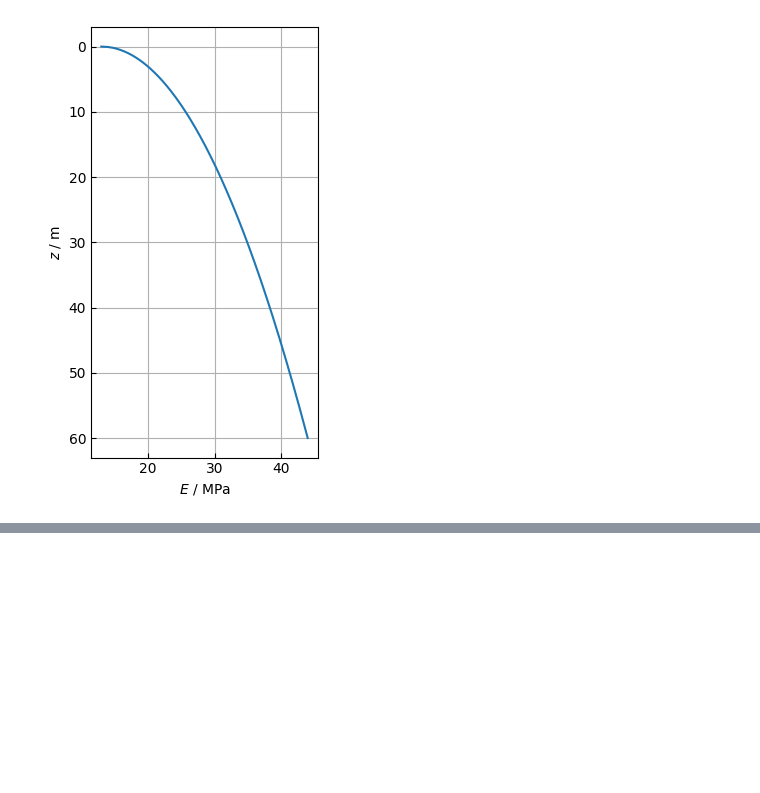
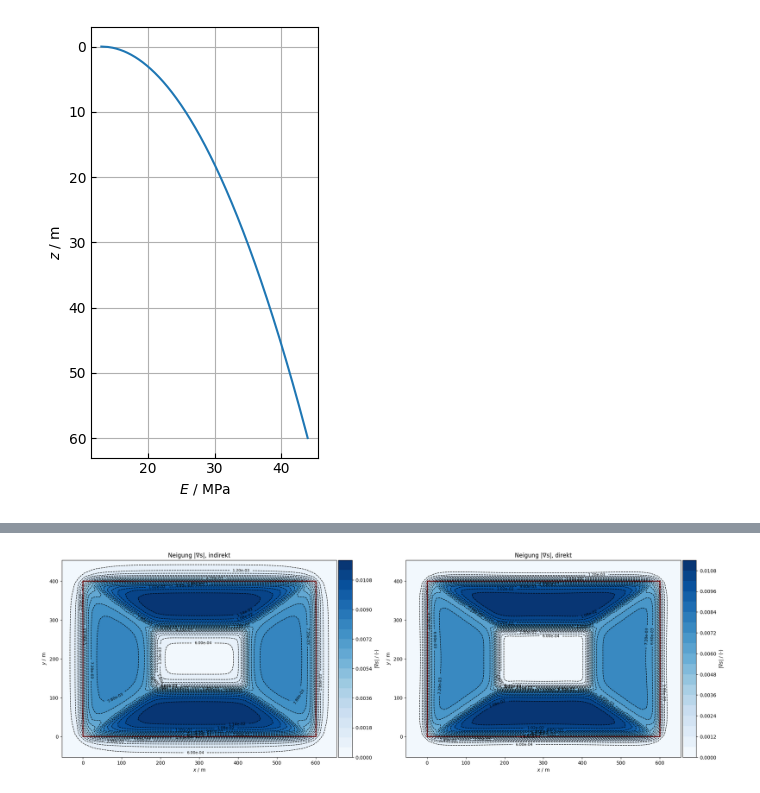
Before and after one commit to nagelt/Teaching_Scripts, a Jupyter notebook: Settlements_arbitrary_loads.ipynb, the cells around one changed output, grey strips where cells are left out. Drawn from its saved outputs; the diff is of its cells as text; code cells hidden in the pictures; blank space fills up the shorter version.

Commit message:
Neigung und Kruemmung.

```diff
--- a/Settlements_arbitrary_loads.ipynb
+++ b/Settlements_arbitrary_loads.ipynb
@@ -522,0 +527,89 @@ plt.show()
+# %%
+def slope_and_curvature(S, dx, dy):
+    # 1. Ableitungen (Neigung)
+    ds_dy, ds_dx = np.gradient(S, dy, dx)  # Achtung: Reihenfolge (y,x)
+
+    # 2. Ableitungen (Krümmung)
+    d2s_dy2 = np.gradient(ds_dy, dy, axis=0)
+    d2s_dx2 = np.gradient(ds_dx, dx, axis=1)
+
+    # Beträge (optional, oft anschaulicher)
+    slope_mag = np.sqrt(ds_dx**2 + ds_dy**2)
+
+    return ds_dx, ds_dy, slope_mag, d2s_dx2, d2s_dy2
+# %%
+# Ableitungen für indirekt
+sx, sy, s_mag, kx, ky = slope_and_curvature(settlement, dx, dy)
+
+# Ableitungen für direkt
+sx_d, sy_d, s_mag_d, kx_d, ky_d = slope_and_curvature(settlement_direct, dx, dy)
+
+# -------- 2D-Plots: Neigungsbetrag |∇s|
+figS, axS = plt.subplots(figsize=(20, 7), ncols=2)
+
+c1 = axS[0].contourf(X, Y, s_mag, levels=20, cmap='Blues')
+c2 = axS[0].contour(X, Y, s_mag, levels=20, colors='black', linewidths=1, linestyles='--')
+axS[0].clabel(c2, inline=True, fontsize=8, fmt='%1.2e')
+axS[0].set_title('Neigung |∇s|, indirekt')
+
+divider = make_axes_locatable(axS[0])
+cax = divider.append_axes("right", size="5%", pad=0.05)
+figS.colorbar(c1, cax=cax, label=r'$|\nabla s|$ / (-)')
+
+c1 = axS[1].contourf(X, Y, s_mag_d, levels=20, cmap='Blues')
+c2 = axS[1].contour(X, Y, s_mag_d, levels=20, colors='black', linewidths=1, linestyles='--')
+axS[1].clabel(c2, inline=True, fontsize=8, fmt='%1.2e')
+axS[1].set_title('Neigung |∇s|, direkt')
+
+divider = make_axes_locatable(axS[1])
+cax = divider.append_axes("right", size="5%", pad=0.05)
+figS.colorbar(c1, cax=cax, label=r'$|\nabla s|$ / (-)')
+
+for i in range(2):
+    rect = patches.Rectangle((0, 0), a, b, linewidth=2, edgecolor='darkred',
+                             facecolor='none', label=r'Lastfläche $a \times b$')
+    axS[i].add_patch(rect)
+    axS[i].set_xlabel('$x$ / m')
+    axS[i].set_ylabel('$y$ / m')
+    axS[i].set_aspect('equal')
+
+figS.tight_layout()
+plt.show()
+
+
+# -------- 2D-Plots: Krümmungsbetrag (z.B. sqrt(kx^2+ky^2))
+k_mag = np.sqrt(kx**2 + ky**2)
+k_mag_d = np.sqrt(kx_d**2 + ky_d**2)
+
+figK, axK = plt.subplots(figsize=(20, 7), ncols=2)
+
+c1 = axK[0].contourf(X, Y, k_mag, levels=20, cmap='Blues')
+c2 = axK[0].contour(X, Y, k_mag, levels=20, colors='black', linewidths=1, linestyles='--')
+axK[0].clabel(c2, inline=True, fontsize=8, fmt='%1.2e')
+axK[0].set_title('Krümmung √(κx²+κy²), indirekt')
+
+divider = make_axes_locatable(axK[0])
+cax = divider.append_axes("right", size="5%", pad=0.05)
+figK.colorbar(c1, cax=cax, label=r'$\sqrt{\kappa_x^2+\kappa_y^2}$ / 1/m')
+
+c1 = axK[1].contourf(X, Y, k_mag_d, levels=20, cmap='Blues')
+c2 = axK[1].contour(X, Y, k_mag_d, levels=20, colors='black', linewidths=1, linestyles='--')
+axK[1].clabel(c2, inline=True, fontsize=8, fmt='%1.2e')
+axK[1].set_title('Krümmung √(κx²+κy²), direkt')
+
+divider = make_axes_locatable(axK[1])
+cax = divider.append_axes("right", size="5%", pad=0.05)
+figK.colorbar(c1, cax=cax, label=r'$\sqrt{\kappa_x^2+\kappa_y^2}$ / 1/m')
+
+for i in range(2):
+    rect = patches.Rectangle((0, 0), a, b, linewidth=2, edgecolor='darkred',
+                             facecolor='none', label=r'Lastfläche $a \times b$')
+    axK[i].add_patch(rect)
+    axK[i].set_xlabel('$x$ / m')
+    axK[i].set_ylabel('$y$ / m')
+    axK[i].set_aspect('equal')
+
+figK.tight_layout()
+plt.show()
+# %% [output]
+[figure, added]
```
Also changed, not shown: parts of 5 cells of this notebook.
